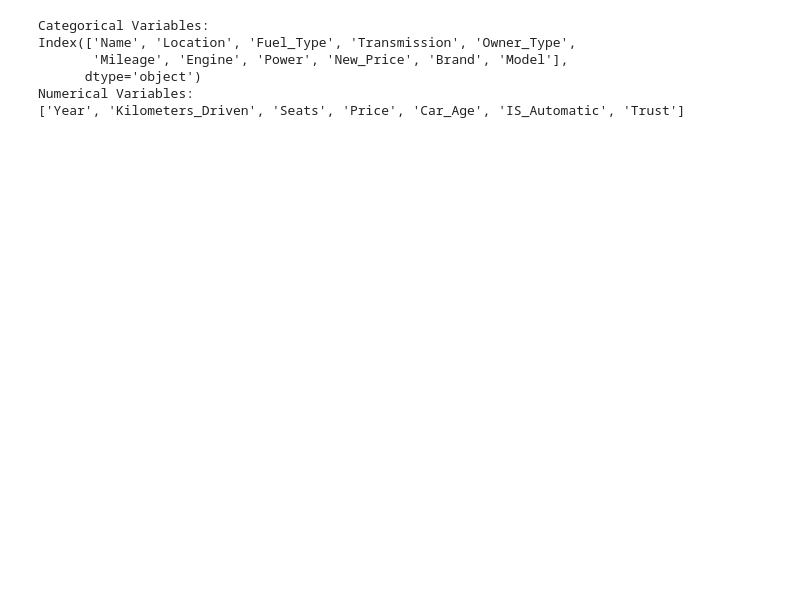
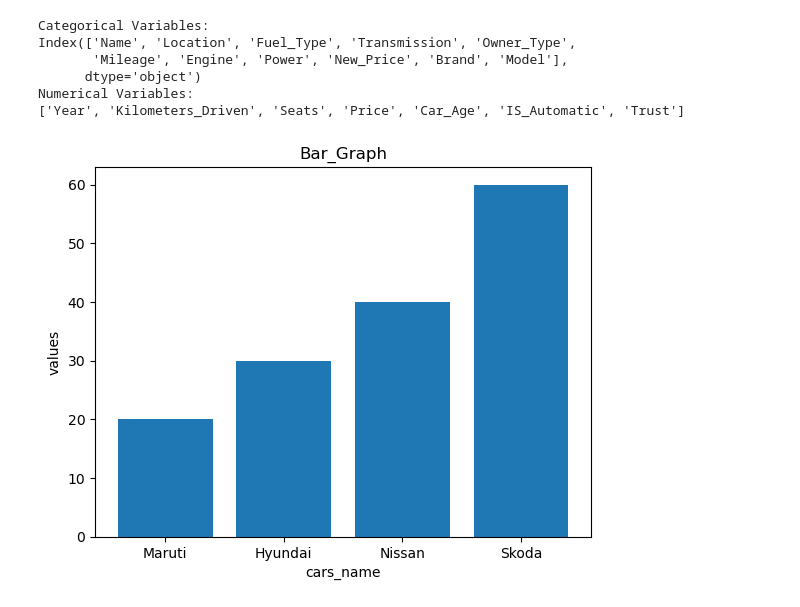
Before and after one commit to samruddhi02004/Machine-Learning-laboratory, a Jupyter notebook: Assingment 1/cars data.ipynb, the cells around one changed output. Saved outputs shown, nothing was run; the diff lists cells and outputs as text; code cells hidden in the pictures; blank space fills up the shorter version.

```diff
--- a/Assingment 1/cars data.ipynb
+++ b/Assingment 1/cars data.ipynb
@@ -343,3 +344,14 @@ Index(['Name', 'Location', 'Fuel_Type', 'Transmission', 'Owner_Type',
       dtype='object')
 Numerical Variables:
 ['Year', 'Kilometers_Driven', 'Seats', 'Price', 'Car_Age', 'IS_Automatic', 'Trust']
+# %%
+cars_name = ['Maruti','Hyundai','Nissan','Skoda']
+values = [20,30,40,60]
+# %%
+plt.xlabel('cars_name')
+plt.ylabel('values')
+plt.title("Bar_Graph")
+plt.bar(cars_name,values)
+plt.show()
+# %% [output]
+[figure, added]
```
Also changed, not shown: parts of 10 cells of this notebook.
